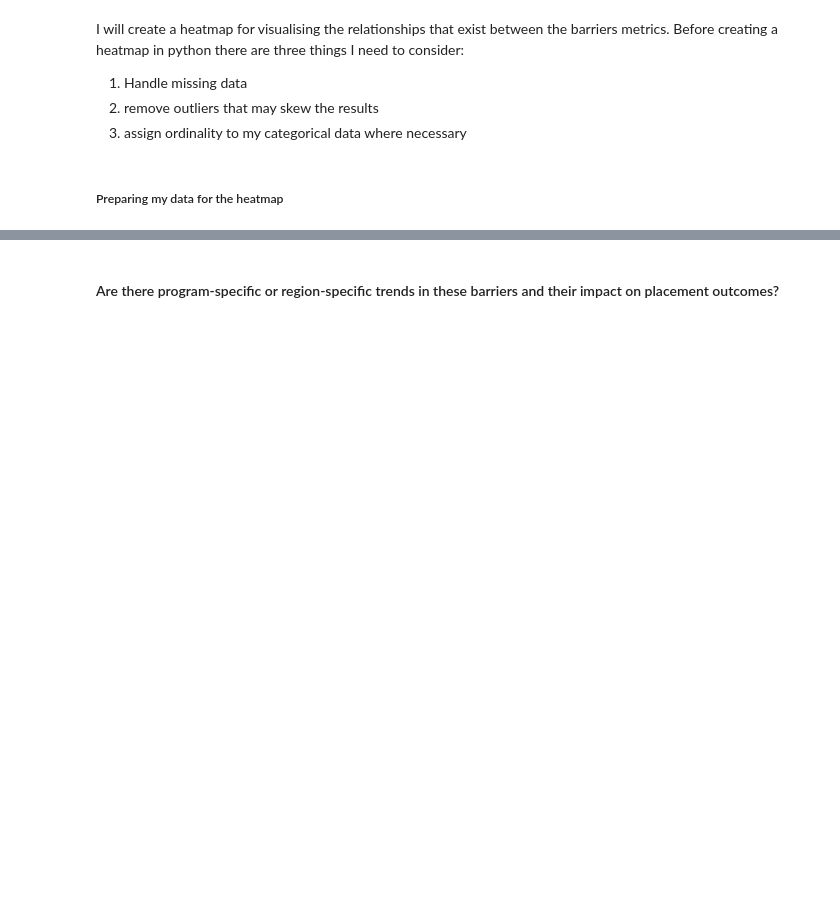
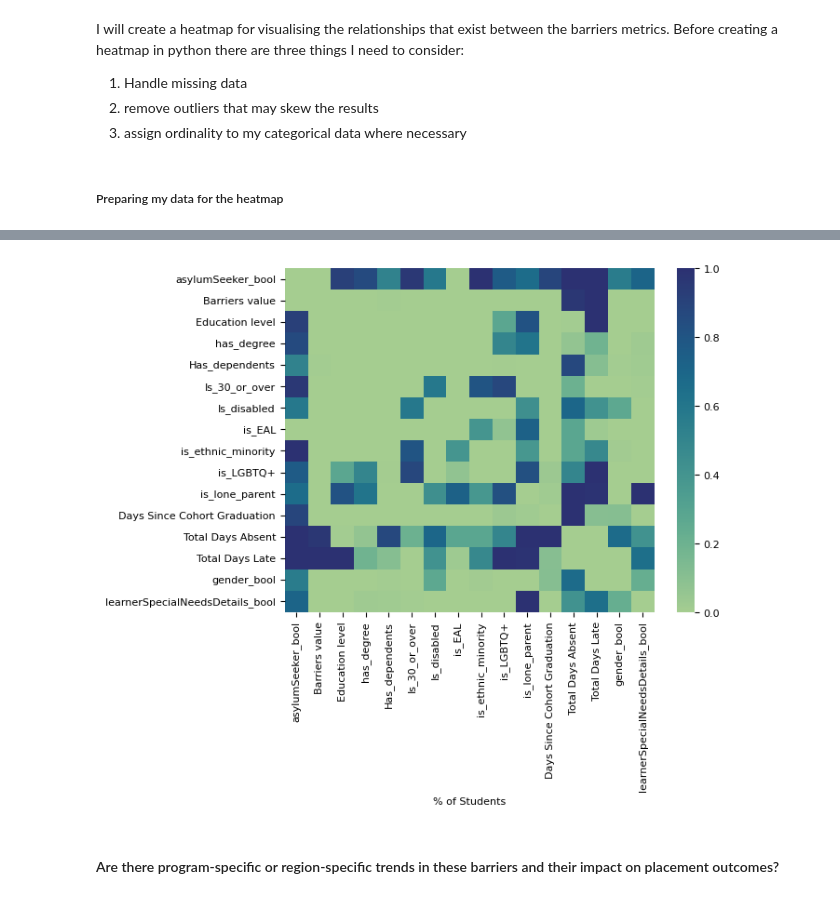
Before and after one commit to Meg-Guidry/Codeop_individul_project, a Jupyter notebook: Codeop_individual_proj_final.ipynb, the cells around one changed output, grey strips where cells are left out. Cells and saved outputs as stored; diff of their text form; code cells hidden in the pictures; blank space fills up the shorter version.

Commit message:
created chi square heatmap

```diff
--- a/Codeop_individual_proj_final.ipynb
+++ b/Codeop_individual_proj_final.ipynb
@@ -331,11 +342,2 @@ for icol in column_names: # Outer loop
-# %%
-if perexpected<20:
-    chisqmatrix.iloc[outercnt,innercnt]=2 #Assigning 2
-
-if icol==jcol:
-    chisqmatrix.iloc[outercnt,innercnt]=0.00
-    innercnt=innercnt+1
-    outercnt=outercnt+1
-    innercnt=0
 # %%
-chisqmatrix
+chisqmatrix = chisqmatrix.astype(float)
@@ -360,3 +344,13 @@ chisqmatrix
+# %%
+sns.heatmap(chisqmatrix, cmap="crest")
+
+# show the graph
+plt.ylabel("")
+plt.xlabel("% of Students")
+plt.rcParams.update({'font.size': 8})
+plt.show()
+# %% [output]
+[figure, added]
 # %% [markdown]
 #### Are there program-specific or region-specific trends in these barriers and their impact on placement outcomes?
 # %%
```
Also changed, not shown: parts of 2 cells of this notebook.
